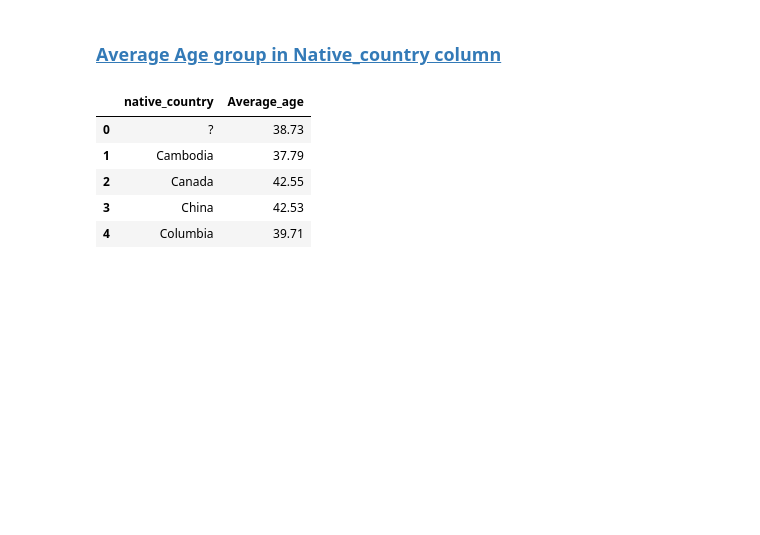
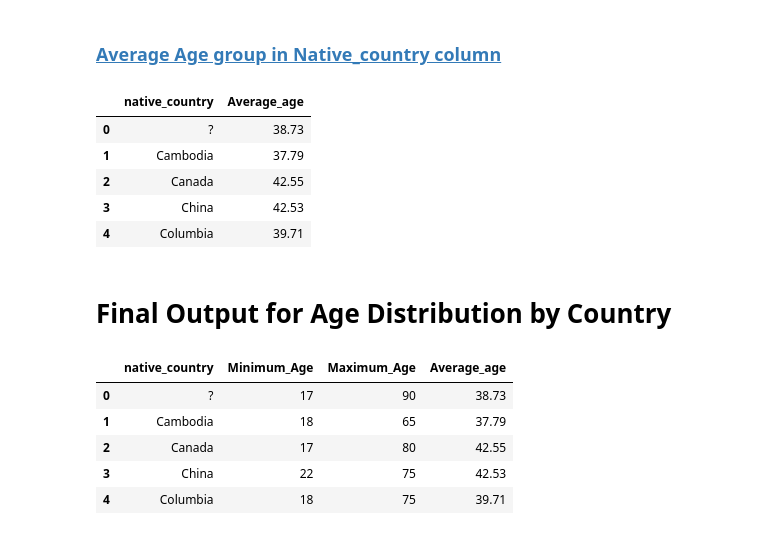
Before and after one commit to RancyChepchirchir/Assignments, a Jupyter notebook: 07.Assignment-SQL.ipynb, the cells around one changed output. Drawn from its saved outputs; the diff is of its cells as text; code cells hidden in the pictures; blank space fills up the shorter version.

```diff
--- a/07.Assignment-SQL.ipynb
+++ b/07.Assignment-SQL.ipynb
@@ -315,0 +359,15 @@ output9.head().round(2)
+# %% [markdown]
+# Final Output for Age Distribution by Country
+# %%
+cur.execute("""Select native_country ,min(age)As Minimum_Age, max(age)As Maximum_Age, avg(age)As Average_age
+               From sqladb group by native_country ;""")
+output10 = pd.DataFrame(cur.fetchall())
+output10.columns = [x[0] for x in cur.description]
+output10.head().round(2)
+# %% [output]
+|  | native_country | Minimum_Age | Maximum_Age | Average_age |
+| 0 | ? | 17 | 90 | 38.73 |
+| 1 | Cambodia | 18 | 65 | 37.79 |
+| 2 | Canada | 17 | 80 | 42.55 |
+| 3 | China | 22 | 75 | 42.53 |
+| 4 | Columbia | 18 | 75 | 39.71 |
```
Also changed, not shown: parts of 23 cells of this notebook, 2 other files.
